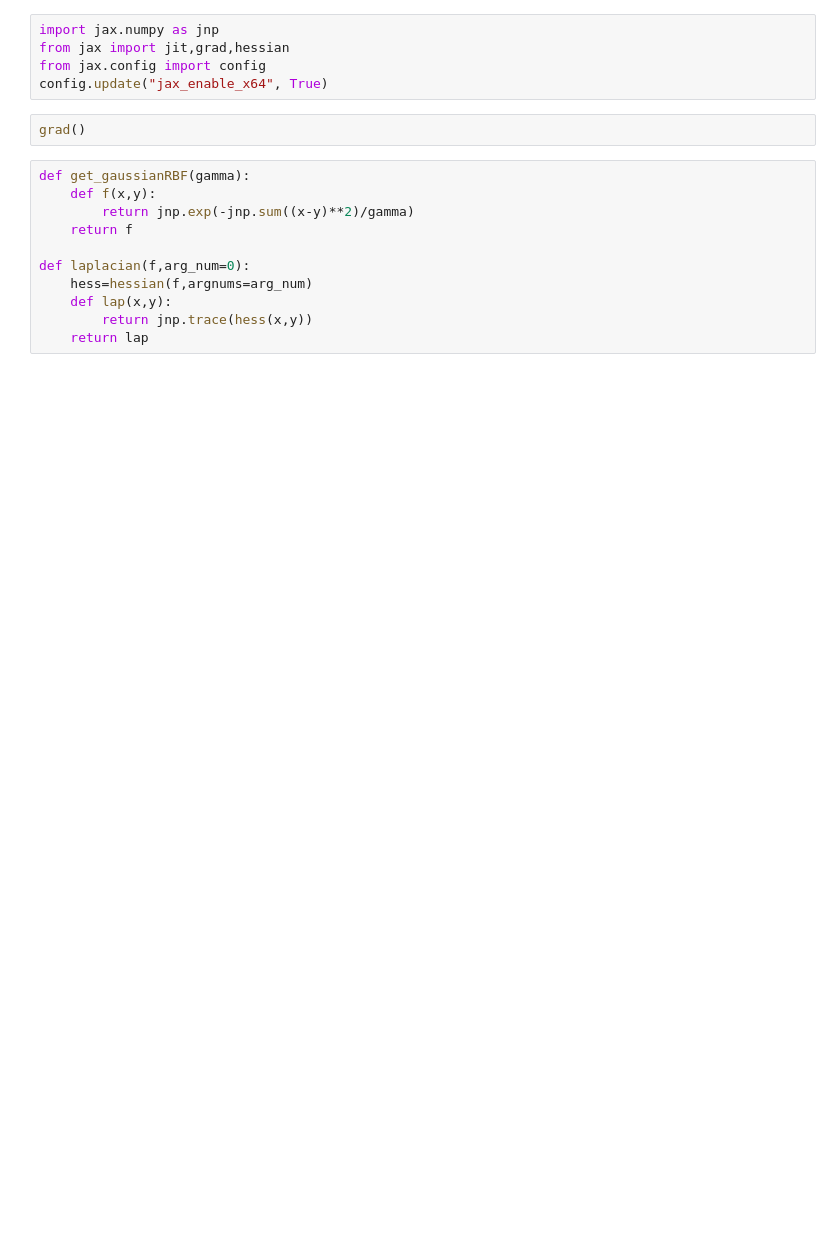
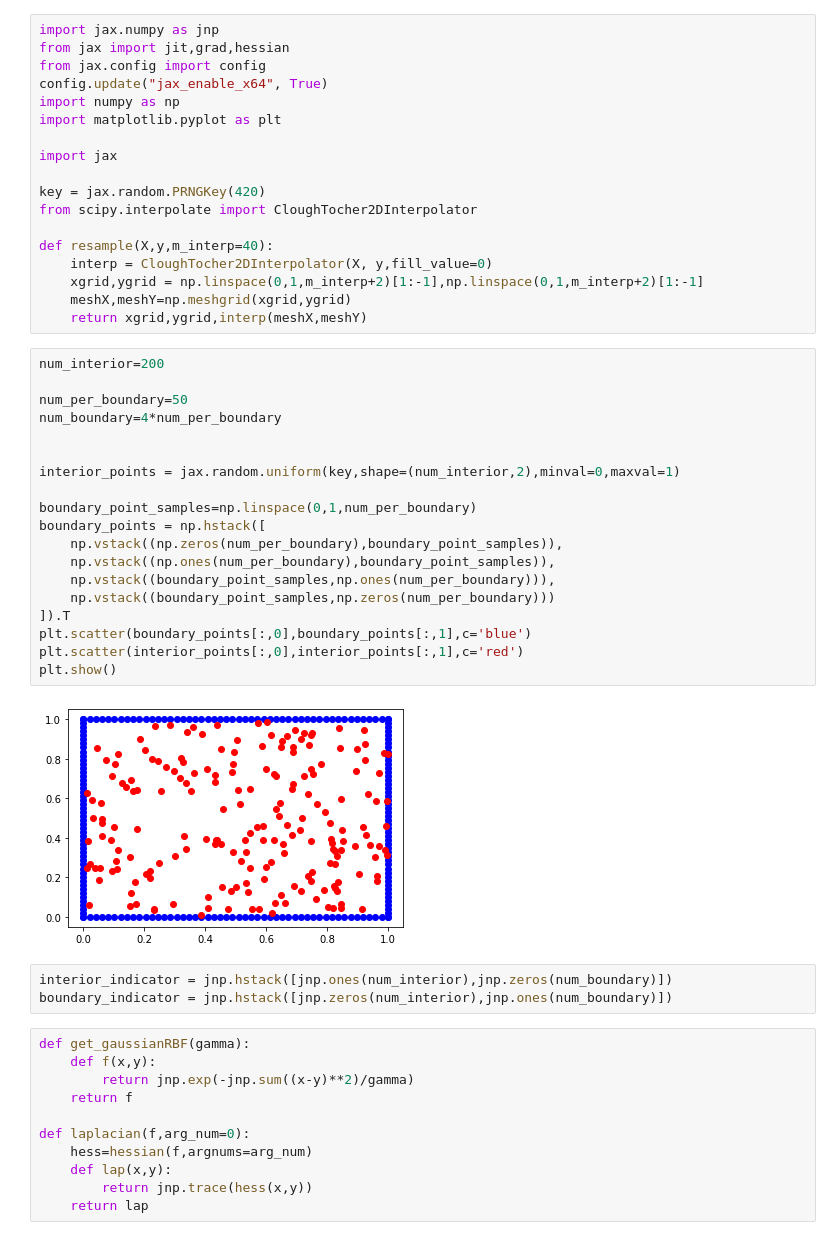
Before and after one commit to cade-b/kernel-pdes, a Jupyter notebook: basic_example.ipynb, the cells around one changed output. Saved outputs shown, nothing was run; the diff lists cells and outputs as text; blank space fills up the shorter version.

```diff
--- a/basic_example.ipynb
+++ b/basic_example.ipynb
@@ -1,10 +1,45 @@
-# %%
-import jax.numpy as jnp
-from jax import jit,grad,hessian
-from jax.config import config
-config.update("jax_enable_x64", True)
-# %%
-grad()
+# %%
+import jax.numpy as jnp
+from jax import jit,grad,hessian
+from jax.config import config
+config.update("jax_enable_x64", True)
+import numpy as np
+import matplotlib.pyplot as plt
+
+import jax
+
+key = jax.random.PRNGKey(420)
+from scipy.interpolate import CloughTocher2DInterpolator
+
+def resample(X,y,m_interp=40):
+    interp = CloughTocher2DInterpolator(X, y,fill_value=0)
+    xgrid,ygrid = np.linspace(0,1,m_interp+2)[1:-1],np.linspace(0,1,m_interp+2)[1:-1]
+    meshX,meshY=np.meshgrid(xgrid,ygrid)
+    return xgrid,ygrid,interp(meshX,meshY)
+# %%
+num_interior=200
+
+num_per_boundary=50
+num_boundary=4*num_per_boundary
+
+
+interior_points = jax.random.uniform(key,shape=(num_interior,2),minval=0,maxval=1)
+
+boundary_point_samples=np.linspace(0,1,num_per_boundary)
+boundary_points = np.hstack([
+    np.vstack((np.zeros(num_per_boundary),boundary_point_samples)),
+    np.vstack((np.ones(num_per_boundary),boundary_point_samples)),
+    np.vstack((boundary_point_samples,np.ones(num_per_boundary))),
+    np.vstack((boundary_point_samples,np.zeros(num_per_boundary)))
+]).T
+plt.scatter(boundary_points[:,0],boundary_points[:,1],c='blue')
+plt.scatter(interior_points[:,0],interior_points[:,1],c='red')
+plt.show()
+# %% [output]
+[figure, added]
+# %%
+interior_indicator = jnp.hstack([jnp.ones(num_interior),jnp.zeros(num_boundary)])
+boundary_indicator = jnp.hstack([jnp.zeros(num_interior),jnp.ones(num_boundary)])
 # %%
 def get_gaussianRBF(gamma):
     def f(x,y):
```
Also changed, not shown: parts of 19 cells of this notebook.
